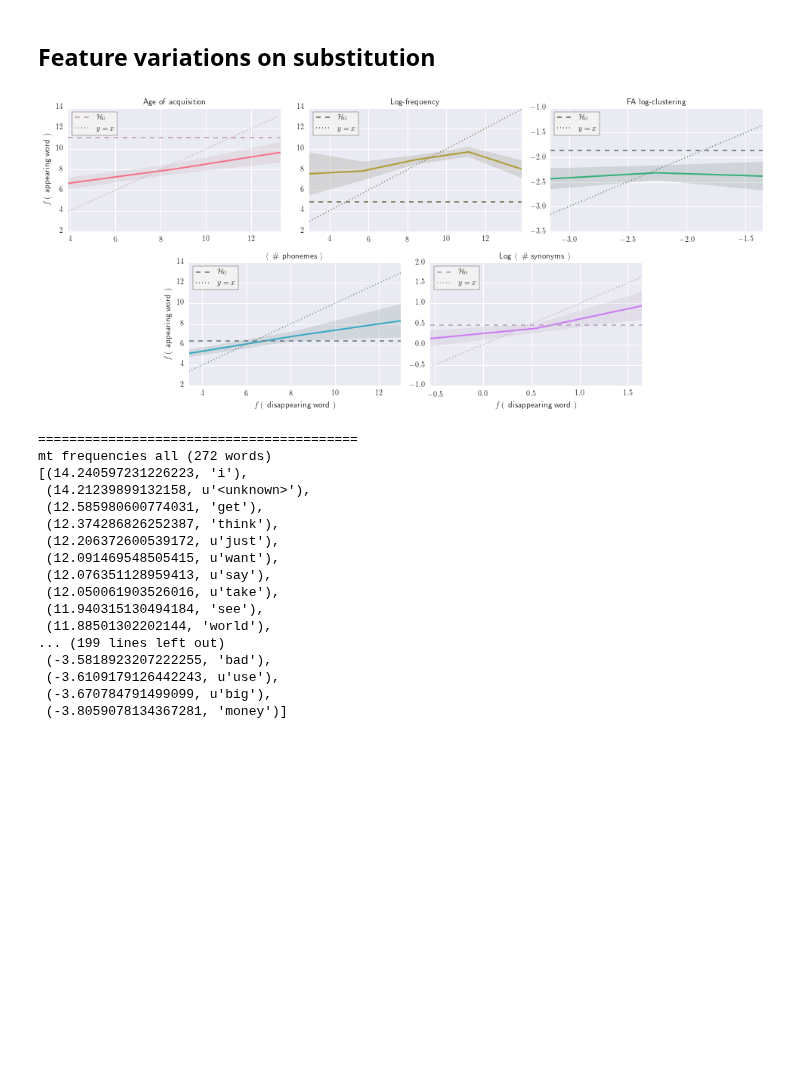
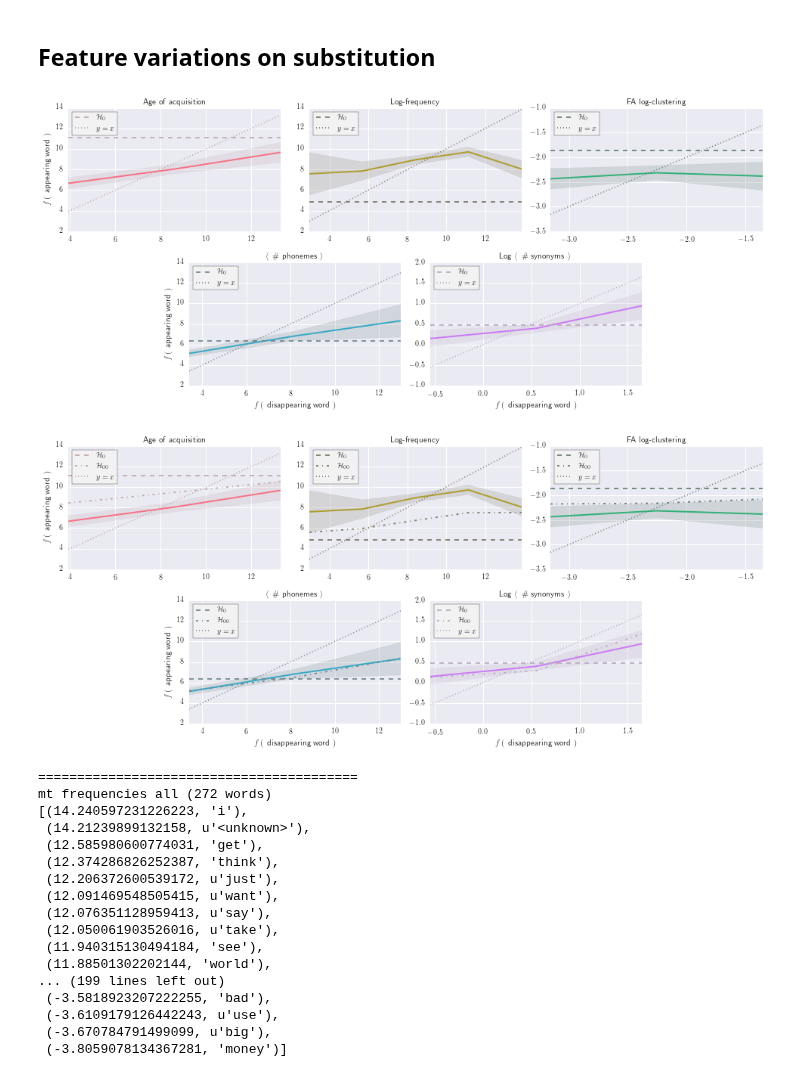
Before and after one commit to wehlutyk/brainscopypaste, a Jupyter notebook: substitutions_paper.ipynb, the cells around one changed output. Cells and saved outputs as stored; diff of their text form; code cells hidden in the pictures; blank space fills up the shorter version.

Commit message:
Add feature variation plot with H00

```diff
--- a/substitutions_paper.ipynb
+++ b/substitutions_paper.ipynb
@@ -438,9 +438,10 @@ vdata_binned = pd.DataFrame({'feature': np.concatenate([[a.feature.publicname] *
                                                                          for a in analyses]),
                              'appearing bin averages': np.concatenate([a.daughter_d
                                                                        for a in analyses]),
-                             'appearing H0': np.concatenate([np.ones_like(a.bin_middles) *
-                                                             a.feature.values.mean()
+                             'appearing H0': np.concatenate([a.daughter_d_h0
                                                              for a in analyses]),
+                             'appearing H0n': np.concatenate([a.daughter_d_h0_n
+                                                              for a in analyses]),
                              'ci': np.concatenate([a.daughter_d_ci for a in analyses])})
 vdata_raw = pd.DataFrame({'feature': np.concatenate([[a.feature.publicname] * len(a.l2_f_mothers)
                                                      for a in analyses]),
@@ -449,57 +450,72 @@ vdata_raw = pd.DataFrame({'feature': np.concatenate([[a.feature.publicname] * le
                           'appearing H0': np.concatenate([np.ones_like(a.l2_f_daughters) *
                                                           a.feature.values.mean() for a in analyses])})
 # %%
-def plot_variations(xvalues, avalues, h0s, cis, **kwargs):
+with_h0n = False
+
+def plot_variations(xvalues, avalues, h0s, h0ns, cis, **kwargs):
     color = kwargs.get('color', 'blue')
 
     plt.plot(xvalues, avalues, '-', lw=2, color=color)
-    plt.plot(xvalues, h0s, linestyle='dashed', color=sb.desaturate(color, 0.2),
+    plt.plot(xvalues, h0s, linestyle='--', color=sb.desaturate(color, 0.2),
              label=r'$\mathcal{H}_0$')
+    if with_h0n:
+        plt.plot(xvalues, h0ns, linestyle='-.', color=sb.desaturate(color, 0.2),
+                 label=r'$\mathcal{H}_{00}$')
     plt.plot(xvalues, xvalues, linestyle='dotted', color=sb.desaturate(color, 0.2), label=r'$y = x$')
     plt.fill_between(xvalues.values, avalues.values - cis.values, avalues.values + cis.values,
                      color=sb.desaturate(color, 0.2), alpha=0.2)
     xmin, xmax = xvalues.iloc[0], xvalues.iloc[-1]
     plt.xlim(xmin, xmax)
     #plt.text(xmin + (xmax - xmin) * 0.05, h0s.iloc[-1], r'$\mathcal{H}_0$', ha='left', va='center',
     #         bbox=dict(facecolor=sb.desaturate('#EAEAF2', 0.2), alpha=0.7))
     # Rescale on Y if we're touching h0, making sure the h0 line is visible
     ymin, ymax = plt.ylim()
     if ymin == h0s.min():
         ymin -= (ymax - ymin) / 10
     elif ymax == h0s.max():
         ymax += (ymax - ymin) / 10
     plt.ylim(ymin, ymax)
 
-# Plot!
-vg = sb.FacetGrid(vdata_binned, col='feature', col_wrap=3, col_order=translate(included_features),
-                  aspect=1.5, size=3, sharex=False, sharey=False, hue='feature',
-                  palette=palette_dict)#,
-                  #legend=True)
-vg.map(plot_variations, 'disappearing bin middles', 'appearing bin averages', 'appearing H0', 'ci')
-vg.set_titles('{col_name}')
-vg.set_xlabels(r'$f \left( \right.$ disappearing word $\left. \right)$')
-vg.set_ylabels(r'$f \left( \right.$ appearing word $\left. \right)$')
-for ax in vg.axes.ravel():
-    legend = ax.legend(frameon=True, loc='upper left')
-    if not legend:
-        # Skip if nothing was plotted on these axes
-        continue
-    frame = legend.get_frame()
-    frame.set_facecolor('#f2f2f2')
-    frame.set_edgecolor('#000000')
-# Remove the last axis and recenter the lower row
-#vg.axes[1, 2].set_axis_off()
-pts02 = vg.axes[2].get_position().get_points()
-pts01 = vg.axes[1].get_position().get_points()
-trans = Affine2D().translate((pts02[1, 0] - pts01[1, 0]) / 2, 0)
-box10 = vg.axes[3].get_position()
-box11 = vg.axes[4].get_position()
-vg.axes[2].set_xlabel('')
-vg.axes[3].set_position(TransformedBbox(box10, trans))
-vg.axes[4].set_position(TransformedBbox(box11, trans))
-vg.fig.savefig('data/figures_paper/feature_variations-binned.png', bbox_inches='tight', dpi=300)
+def plot_facetgrid():
+    vg = sb.FacetGrid(vdata_binned, col='feature', col_wrap=3,
+                      col_order=translate(included_features),
+                      aspect=1.5, size=3, sharex=False, sharey=False, hue='feature',
+                      palette=palette_dict)#,
+                      #legend=True)
+    vg.map(plot_variations, 'disappearing bin middles', 'appearing bin averages',
+           'appearing H0', 'appearing H0n', 'ci')
+    vg.set_titles('{col_name}')
+    vg.set_xlabels(r'$f \left( \right.$ disappearing word $\left. \right)$')
+    vg.set_ylabels(r'$f \left( \right.$ appearing word $\left. \right)$')
+    for ax in vg.axes.ravel():
+        legend = ax.legend(frameon=True, loc='upper left')
+        if not legend:
+            # Skip if nothing was plotted on these axes
+            continue
+        frame = legend.get_frame()
+        frame.set_facecolor('#f2f2f2')
+        frame.set_edgecolor('#000000')
+    # Remove the last axis and recenter the lower row
+    #vg.axes[1, 2].set_axis_off()
+    pts02 = vg.axes[2].get_position().get_points()
+    pts01 = vg.axes[1].get_position().get_points()
+    trans = Affine2D().translate((pts02[1, 0] - pts01[1, 0]) / 2, 0)
+    box10 = vg.axes[3].get_position()
+    box11 = vg.axes[4].get_position()
+    vg.axes[2].set_xlabel('')
+    vg.axes[3].set_position(TransformedBbox(box10, trans))
+    vg.axes[4].set_position(TransformedBbox(box11, trans))
+
+    if not with_h0n:
+        vg.fig.savefig('data/figures_paper/feature_variations-binned.png',
+                       bbox_inches='tight', dpi=300)
+
+plot_facetgrid()
+with_h0n = True
+plot_facetgrid()
 # %% [output]
 [figure]
+[figure, added]
 # %%
 from pprint import pprint
 for a in sa.analyses:
```
